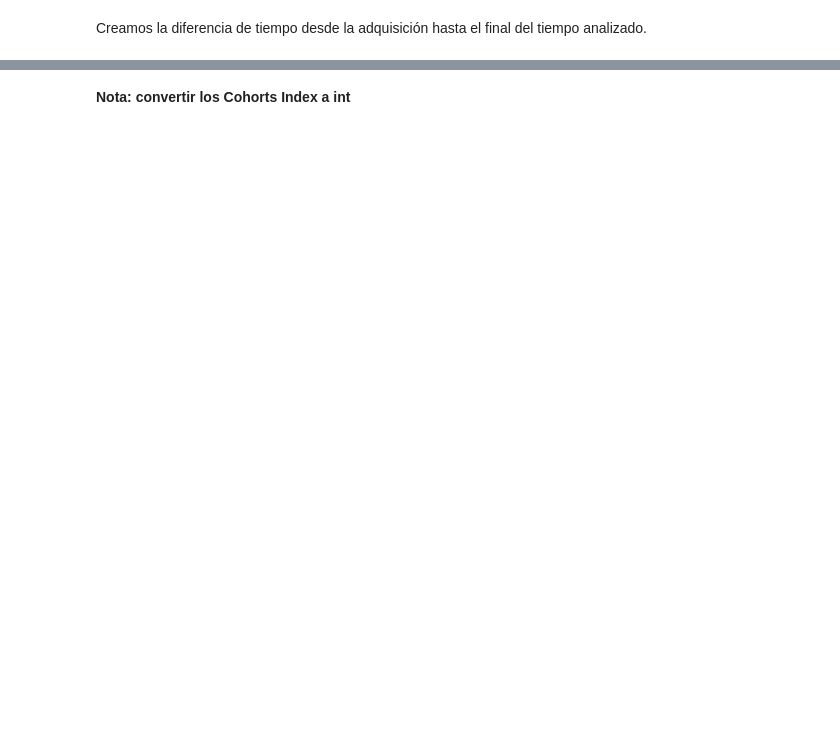
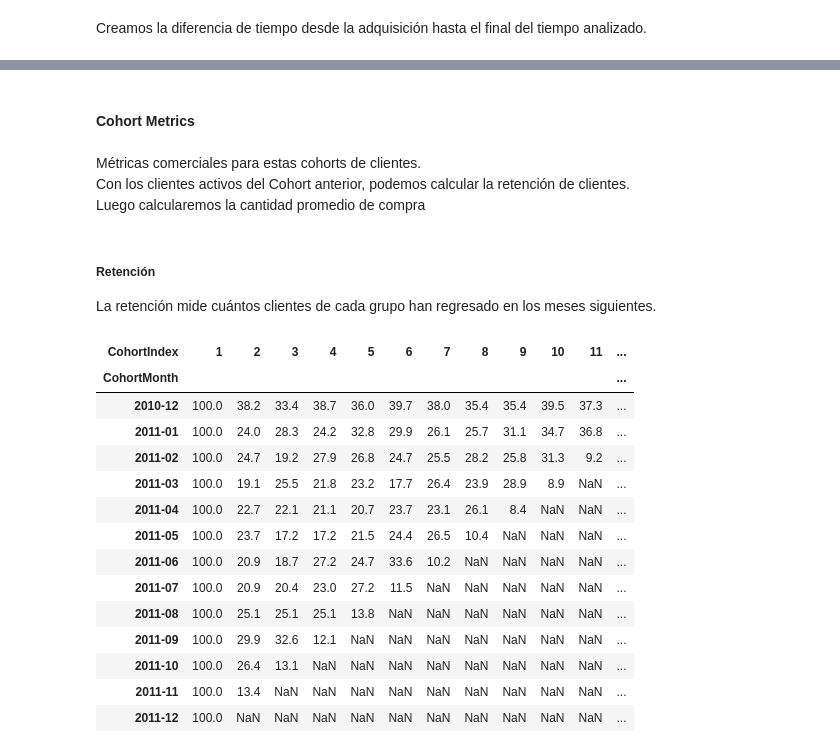
Before and after one commit to eduardotobu/Estudio, a Jupyter notebook: Python/Customer Segmentation/Cohort_Analysis.ipynb, the cells around one changed output, grey strips where cells are left out. Saved outputs shown, nothing was run; the diff lists cells and outputs as text; code cells hidden in the pictures; blank space fills up the shorter version.

```diff
--- a/Python/Customer Segmentation/Cohort_Analysis.ipynb
+++ b/Python/Customer Segmentation/Cohort_Analysis.ipynb
@@ -132,2 +145,36 @@ cohort_counts
-# %% [markdown]
- **Nota: convertir los Cohorts Index a int**
+# %% [markdown]
+#### Cohort Metrics
+# %% [markdown]
+Métricas comerciales para estas cohorts de clientes. <br>
+Con los clientes activos del Cohort anterior, podemos calcular la retención de clientes. <br>
+Luego calcularemos la cantidad promedio de compra
+# %% [markdown]
+##### Retención
+La retención mide cuántos clientes de cada grupo han regresado en los meses siguientes.
+# %%
+# Paso 1. Seleccionar la primera columna que es el número total de clientes en el cohort.
+cohort_sizes = cohort_counts.iloc[:,0] # Ubicamos la primer columna de la pivot table
+
+# Paso 2. Calcular el ratio de cuántos de estos clientes estuvieron activos en los meses siguientes. Osea, la tasa de retención.
+    # Precaución: Verá que la retención del primer mes, por definición, será del 100% para todos los cohorts.
+    # Esto se debe a que la cantidad de clientes activos en el primer mes es el tamaño del cohort
+retention = cohort_counts.divide(cohort_sizes, axis = 0) # axis = 0 provoca que la división entre la columna cohort_counts, se ejecute a lo largo de la fila
+
+# Paso 3. Redondeamos el ratio a 3 dígitos y multiplicamos por 100 para que luzca como porcentaje
+retention.round(3)*100
+# %% [output]
+| CohortIndex | 1 | 2 | 3 | 4 | 5 | 6 | 7 | 8 | 9 | 10 | 11 | ... |
+| CohortMonth |  |  |  |  |  |  |  |  |  |  |  | ... |
+| 2010-12 | 100.0 | 38.2 | 33.4 | 38.7 | 36.0 | 39.7 | 38.0 | 35.4 | 35.4 | 39.5 | 37.3 | ... |
+| 2011-01 | 100.0 | 24.0 | 28.3 | 24.2 | 32.8 | 29.9 | 26.1 | 25.7 | 31.1 | 34.7 | 36.8 | ... |
+| 2011-02 | 100.0 | 24.7 | 19.2 | 27.9 | 26.8 | 24.7 | 25.5 | 28.2 | 25.8 | 31.3 | 9.2 | ... |
+| 2011-03 | 100.0 | 19.1 | 25.5 | 21.8 | 23.2 | 17.7 | 26.4 | 23.9 | 28.9 | 8.9 | NaN | ... |
+| 2011-04 | 100.0 | 22.7 | 22.1 | 21.1 | 20.7 | 23.7 | 23.1 | 26.1 | 8.4 | NaN | NaN | ... |
+| 2011-05 | 100.0 | 23.7 | 17.2 | 17.2 | 21.5 | 24.4 | 26.5 | 10.4 | NaN | NaN | NaN | ... |
+| 2011-06 | 100.0 | 20.9 | 18.7 | 27.2 | 24.7 | 33.6 | 10.2 | NaN | NaN | NaN | NaN | ... |
+| 2011-07 | 100.0 | 20.9 | 20.4 | 23.0 | 27.2 | 11.5 | NaN | NaN | NaN | NaN | NaN | ... |
+| 2011-08 | 100.0 | 25.1 | 25.1 | 25.1 | 13.8 | NaN | NaN | NaN | NaN | NaN | NaN | ... |
+| 2011-09 | 100.0 | 29.9 | 32.6 | 12.1 | NaN | NaN | NaN | NaN | NaN | NaN | NaN | ... |
+| 2011-10 | 100.0 | 26.4 | 13.1 | NaN | NaN | NaN | NaN | NaN | NaN | NaN | NaN | ... |
+| 2011-11 | 100.0 | 13.4 | NaN | NaN | NaN | NaN | NaN | NaN | NaN | NaN | NaN | ... |
+| 2011-12 | 100.0 | NaN | NaN | NaN | NaN | NaN | NaN | NaN | NaN | NaN | NaN | ... |
```
Also changed, not shown: parts of 14 cells of this notebook.
